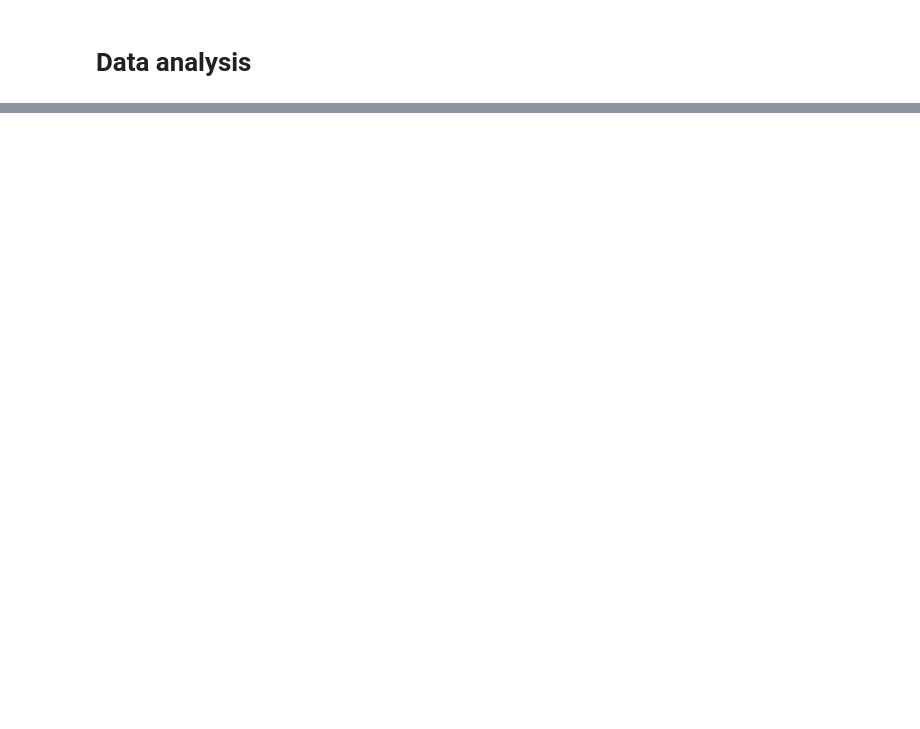
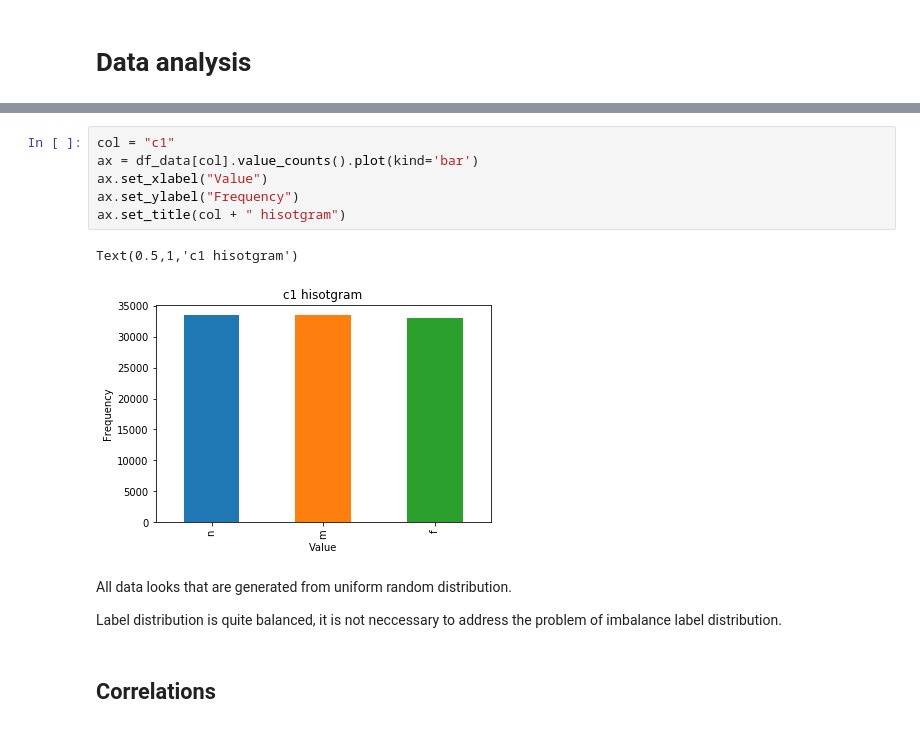
Before and after one commit to tomasprinda/jaumo_ml_task, a Jupyter notebook: jaumo_ml_task.ipynb, the cells around one changed output, grey strips where cells are left out. Cells and saved outputs as stored; diff of their text form; blank space fills up the shorter version.

```diff
--- a/jaumo_ml_task.ipynb
+++ b/jaumo_ml_task.ipynb
@@ -84,0 +56,15 @@ for col in header:
+# %%
+col = "c1"
+ax = df_data[col].value_counts().plot(kind='bar')
+ax.set_xlabel("Value")
+ax.set_ylabel("Frequency")
+ax.set_title(col + " hisotgram")
+# %% [output]
+Text(0.5,1,'c1 hisotgram')
+[figure, added]
+# %% [markdown]
+All data looks that are generated from uniform random distribution.
+
+Label distribution is quite balanced, it is not neccessary to address the problem of imbalance label distribution.
+# %% [markdown]
+## Correlations
```
Also changed, not shown: parts of 19 cells of this notebook, 4 other files.
